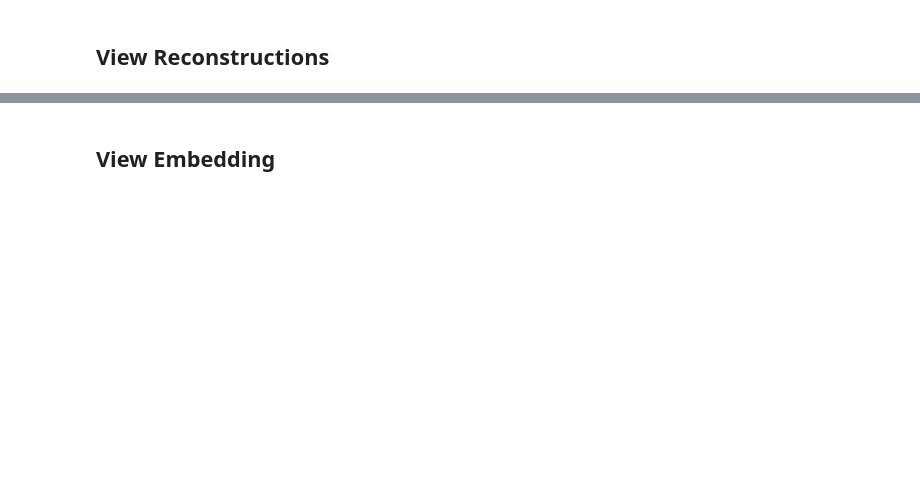
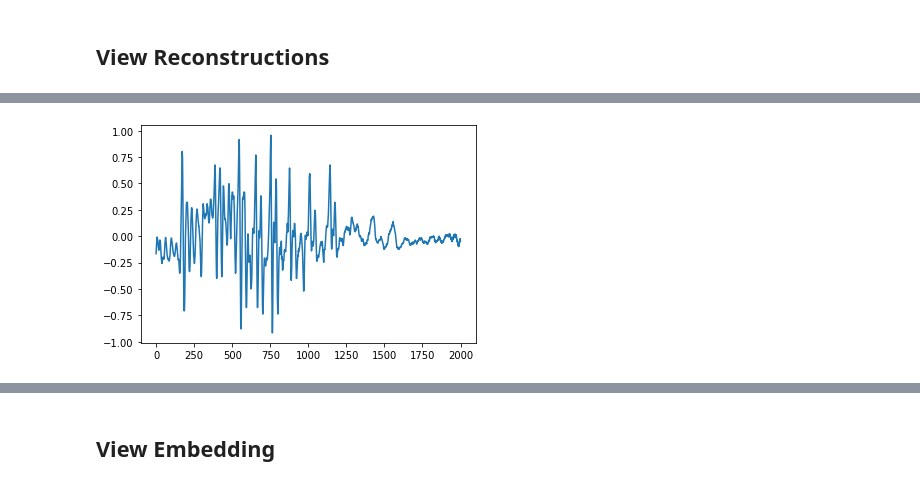
Before and after one commit to ckdgus0505/pytorch_vq_vae_audio, a Jupyter notebook: vq-vae.ipynb, the cells around one changed output, grey strips where cells are left out. Cells and saved outputs as stored; diff of their text form; code cells hidden in the pictures; blank space fills up the shorter version.

```diff
--- a/vq-vae.ipynb
+++ b/vq-vae.ipynb
@@ -494,9 +516,11 @@ plt.show()
 # %%
 recon = valid_reconstructions.squeeze().argmax(dim=0).detach().cpu().numpy()
 mu_encoded = (recon + 1) / 128 - 1
 mu_decoded = data.mu_law_decode(mu_encoded, mu=256)
-plt.plot(mu_decoded)
+plt.plot(mu_decoded[2000:4000])
 plt.show()
+# %% [output]
+[figure, added]
 # %%
 recon = valid_originals.squeeze().argmax(dim=0).detach().cpu().numpy()
 mu_encoded_orig = (recon + 1) / 128 - 1
```
Also changed, not shown: parts of 24 cells of this notebook, 1 other file.
